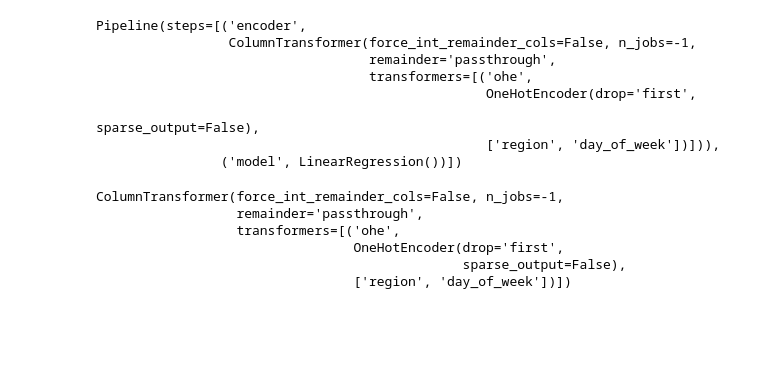
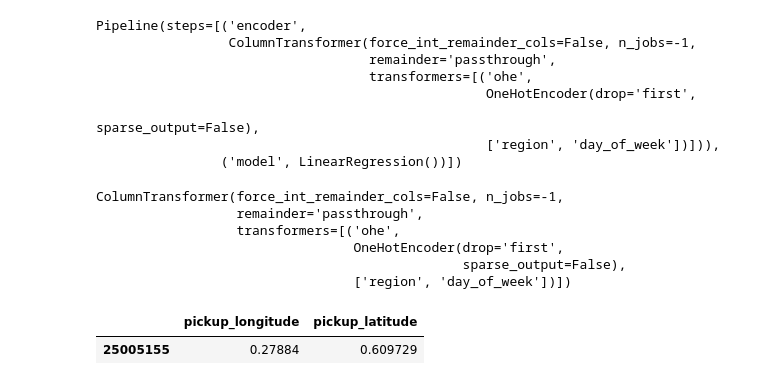
Before and after one commit to Anubhavspeaks01/Uber_Demand_Prediction, a Jupyter notebook: notebooks/Plot-Map.ipynb, the cells around one changed output. Cells and saved outputs as stored; diff of their text form; code cells hidden in the pictures; blank space fills up the shorter version.

```diff
--- a/notebooks/Plot-Map.ipynb
+++ b/notebooks/Plot-Map.ipynb
@@ -239,0 +244,13 @@ ColumnTransformer(force_int_remainder_cols=False, n_jobs=-1,
+# %%
+# sample row
+
+sample_row = sampled_data.sample(1)
+# %%
+# scale the coords
+
+scaled_coords = scaler.transform(sample_row.iloc[:,0:2])
+
+scaled_coords
+# %% [output]
+|  | pickup_longitude | pickup_latitude |
+| 25005155 | 0.27884 | 0.609729 |
```
Also changed, not shown: parts of 5 cells of this notebook, 8 other files.
